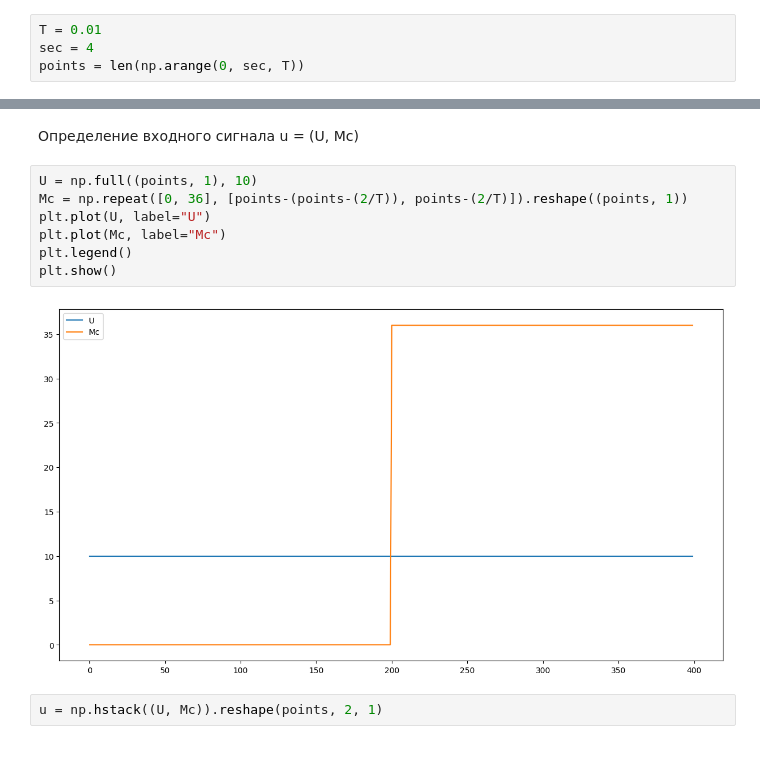
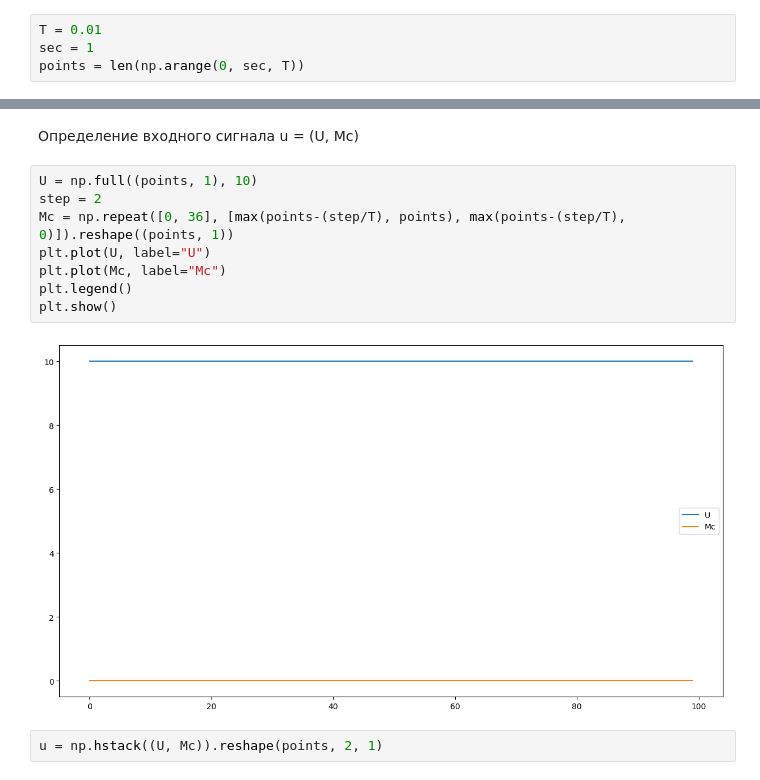
Before and after one commit to MaxotFedorov/DCMotor, a Jupyter notebook: dcm_2.ipynb, the cells around one changed output, grey strips where cells are left out. Drawn from its saved outputs; the diff is of its cells as text.

```diff
--- a/dcm_2.ipynb
+++ b/dcm_2.ipynb
@@ -41,6 +41,6 @@ cF = C*F;
 # %%
 T = 0.01
-sec = 4
+sec = 1
 points = len(np.arange(0, sec, T))
 # %% [markdown]
 Определение модели в простанстве состояний
@@ -62,13 +62,14 @@ x0 = np.array([[0],
 Определение входного сигнала u = (U, Mc)
 # %%
 U = np.full((points, 1), 10)
-Mc = np.repeat([0, 36], [points-(points-(2/T)), points-(2/T)]).reshape((points, 1))
+step = 2
+Mc = np.repeat([0, 36], [max(points-(step/T), points), max(points-(step/T), 0)]).reshape((points, 1))
 plt.plot(U, label="U")
 plt.plot(Mc, label="Mc")
 plt.legend()
 plt.show()
 # %% [output]
-[figure, old version]
+[figure, new version]
 # %%
 u = np.hstack((U, Mc)).reshape(points, 2, 1)
 # %% [markdown]
```
Also changed, not shown: parts of 20 cells of this notebook.
